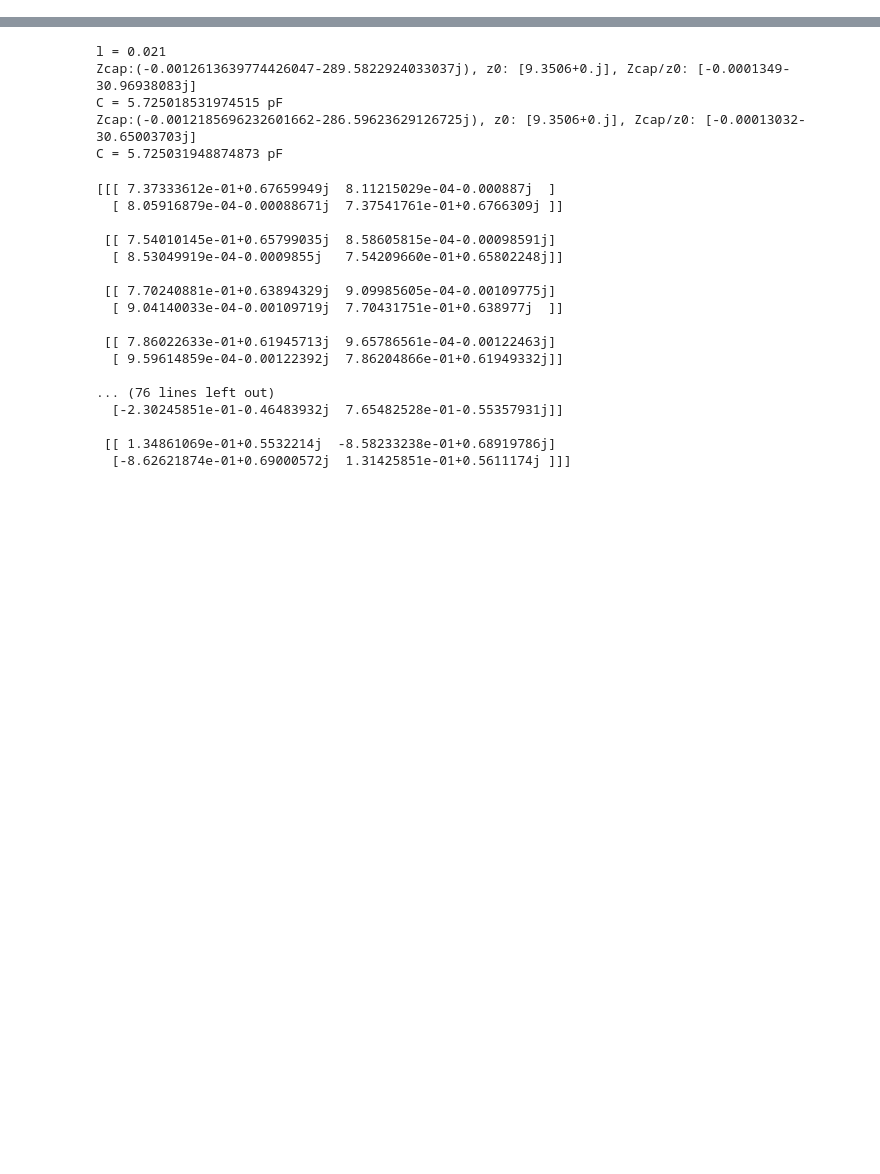
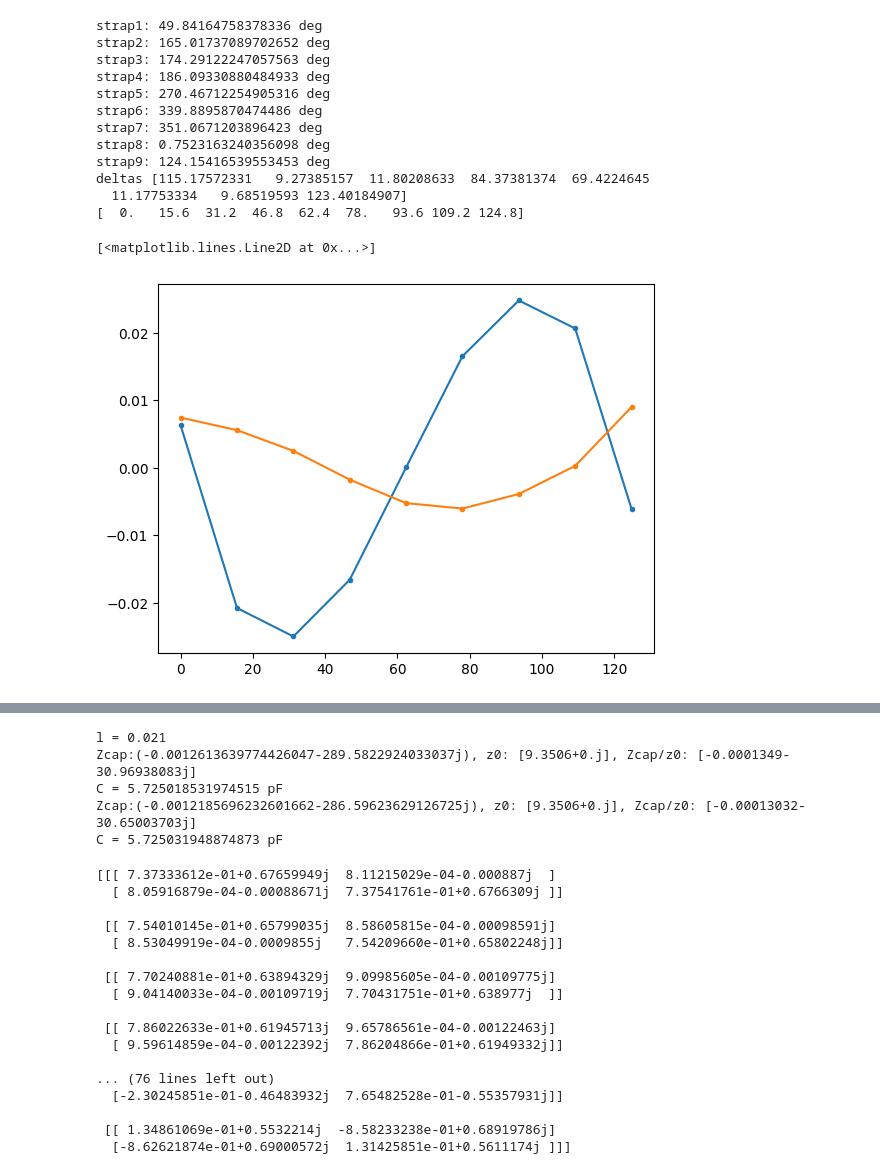
Before and after one commit to vandelij/TWA_circuit, a Jupyter notebook: testing_new_class.ipynb, the cells around one changed output, grey strips where cells are left out. Drawn from its saved outputs; the diff is of its cells as text; code cells hidden in the pictures; blank space fills up the shorter version.

```diff
--- a/testing_new_class.ipynb
+++ b/testing_new_class.ipynb
@@ -8,0 +64,31 @@ from scipy.optimize import minimize
+# %%
+straps_all_same_Cs_95MHz = [0.0062641+0.0074235j, -0.020781+0.0055615j, -0.024996+0.0024988j, -0.016590-0.0017710j, 4.2756E-5-0.0052442j, 0.016519-0.0060485j, 0.024771-0.0038936j, 0.020625+2.7083E-4j, -0.0061035+0.0089965j]
+angles = []
+mags = np.abs(np.array(straps_all_same_Cs_95MHz))
+for i in range(len(straps_all_same_Cs_95MHz)):
+    angles.append(phasor_angle_deg(straps_all_same_Cs_95MHz[i]))
+    print(f'strap{i+1}: {angles[i]} deg')
+
+deltas_all_same_Cs_95MHz = np.array(angles[1:]) - np.array(angles[:-1])
+
+print('deltas', deltas_all_same_Cs_95MHz%360)
+distarray = np.linspace(0, 8*15.6, 9)
+print(distarray)
+# plt.plot(distarray, straps_all_same_Cs_95MHz, marker='.')
+plt.plot(distarray, np.real(straps_all_same_Cs_95MHz), marker='.')
+plt.plot(distarray, np.imag(straps_all_same_Cs_95MHz), marker='.')
+# %% [output]
+strap1: 49.84164758378336 deg
+strap2: 165.01737089702652 deg
+strap3: 174.29122247057563 deg
+strap4: 186.09330880484933 deg
+strap5: 270.46712254905316 deg
+strap6: 339.8895870474486 deg
+strap7: 351.0671203896423 deg
+strap8: 0.7523163240356098 deg
+strap9: 124.15416539553453 deg
+deltas [115.17572331   9.27385157  11.80208633  84.37381374  69.4224645
+  11.17753334   9.68519593 123.40184907]
+[  0.   15.6  31.2  46.8  62.4  78.   93.6 109.2 124.8]
+[<matplotlib.lines.Line2D at 0x...>]
+[figure, added]
```
Also changed, not shown: parts of 19 cells of this notebook, 13 other files.
